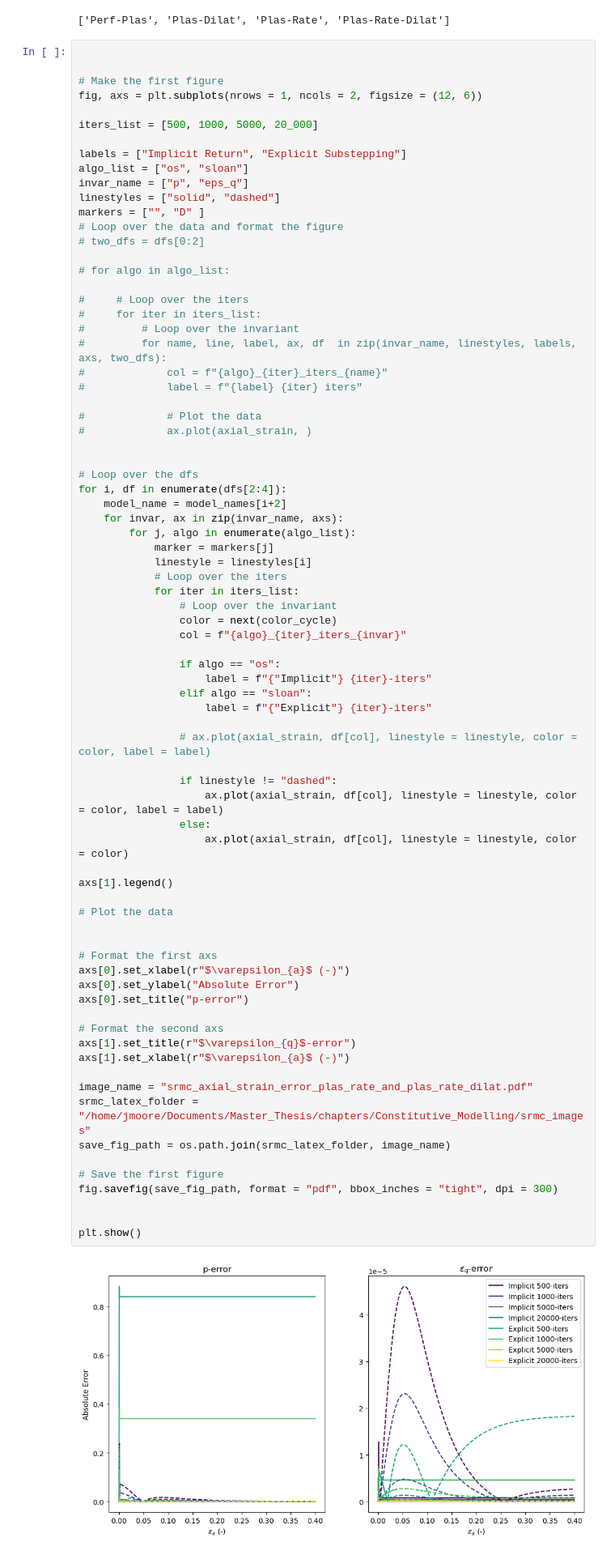
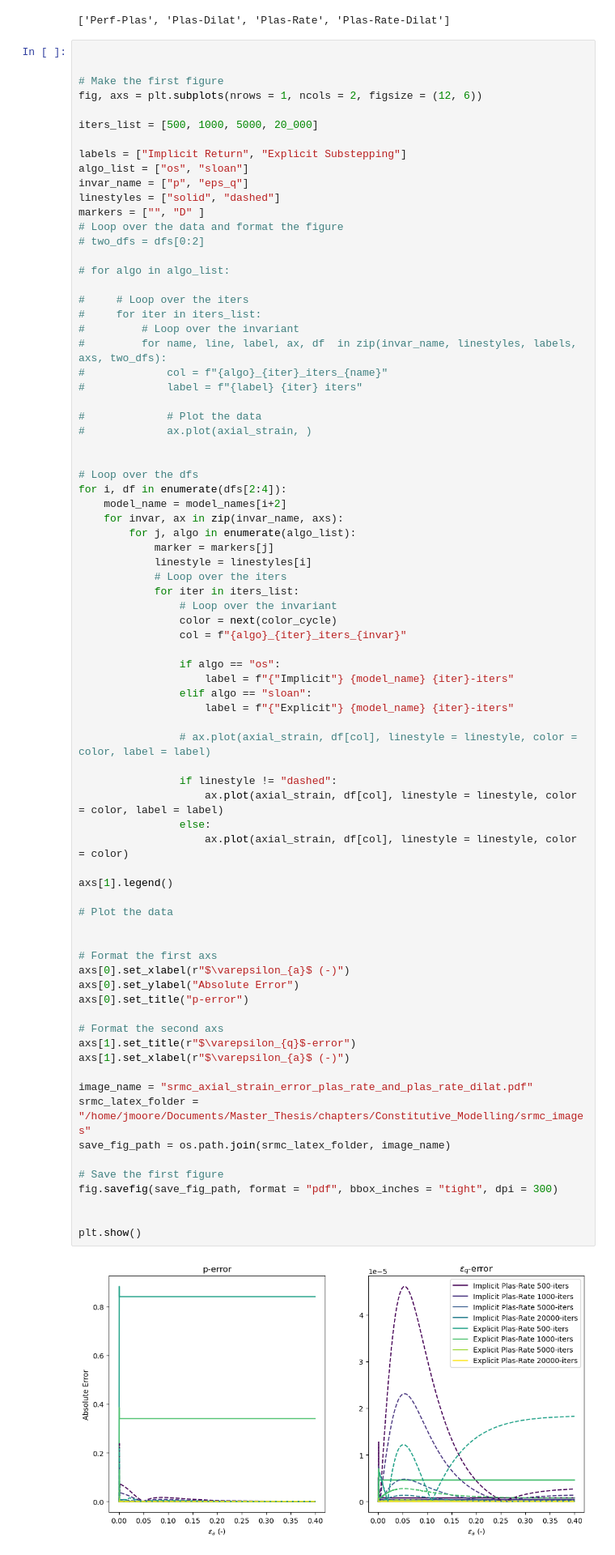
Before and after one commit to WaveHello-Masters/SRMC_Comparison, a Jupyter notebook: axial_strain_error_plots.ipynb, the cells around one changed output. Shown at 81% size. Cells and saved outputs as stored; diff of their text form.

```diff
--- a/axial_strain_error_plots.ipynb
+++ b/axial_strain_error_plots.ipynb
@@ -210,39 +227,39 @@ for i, df in enumerate(dfs[2:4]):
                 col = f"{algo}_{iter}_iters_{invar}"
 
                 if algo == "os":
-                    label = f"{"Implicit"} {iter}-iters"
+                    label = f"{"Implicit"} {model_name} {iter}-iters"
                 elif algo == "sloan":
-                    label = f"{"Explicit"} {iter}-iters"
+                    label = f"{"Explicit"} {model_name} {iter}-iters"
 
                 # ax.plot(axial_strain, df[col], linestyle = linestyle, color = color, label = label)
 
                 if linestyle != "dashed":
                     ax.plot(axial_strain, df[col], linestyle = linestyle, color = color, label = label)
                 else:
                     ax.plot(axial_strain, df[col], linestyle = linestyle, color = color)
 
 axs[1].legend()
 
 # Plot the data
 
 
 # Format the first axs
 axs[0].set_xlabel(r"$\varepsilon_{a}$ (-)")
 axs[0].set_ylabel("Absolute Error")
 axs[0].set_title("p-error")
 
 # Format the second axs
 axs[1].set_title(r"$\varepsilon_{q}$-error")
 axs[1].set_xlabel(r"$\varepsilon_{a}$ (-)")
 
 image_name = "srmc_axial_strain_error_plas_rate_and_plas_rate_dilat.pdf"
 srmc_latex_folder = "/home/jmoore/Documents/Master_Thesis/chapters/Constitutive_Modelling/srmc_images"
 save_fig_path = os.path.join(srmc_latex_folder, image_name)
 
 # Save the first figure
 fig.savefig(save_fig_path, format = "pdf", bbox_inches = "tight", dpi = 300)
 
 
 plt.show()
 # %% [output]
-[figure, old version]
+[figure, new version]
```
Also changed, not shown: parts of 1 cell of this notebook, 10 other files.
